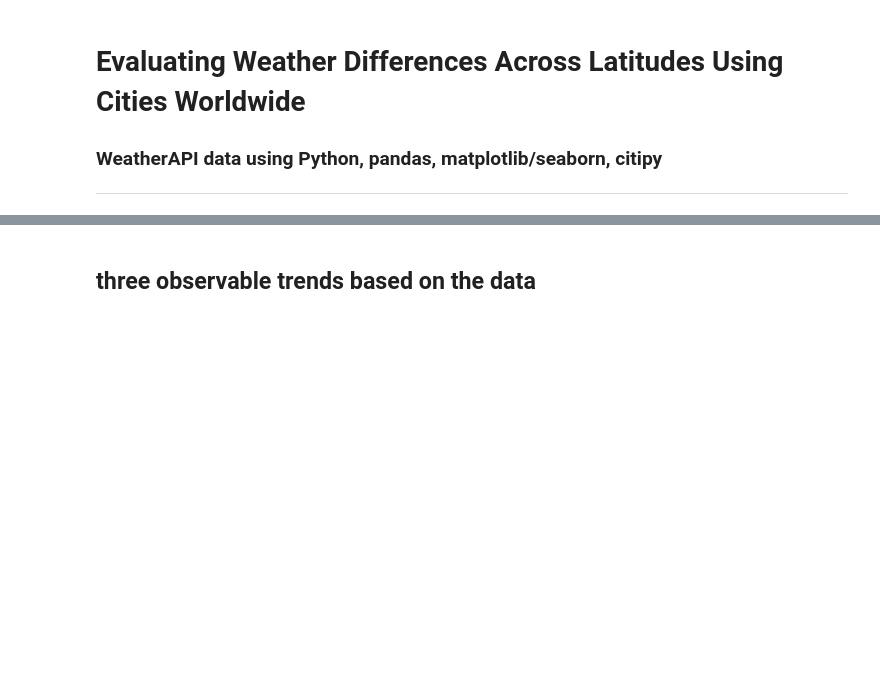
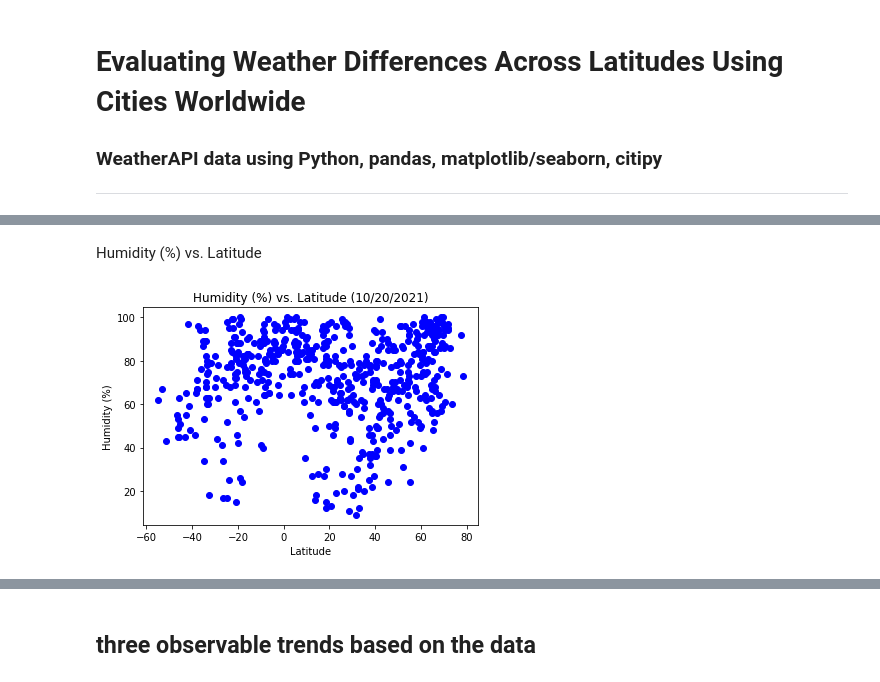
Before and after one commit to sedgedigital/Weather-Latitude-Correlation-API, a Jupyter notebook: WeatherAPI.ipynb, the cells around one changed output, grey strips where cells are left out. Drawn from its saved outputs; the diff is of its cells as text; code cells hidden in the pictures; blank space fills up the shorter version.

```diff
--- a/WeatherAPI.ipynb
+++ b/WeatherAPI.ipynb
@@ -199,0 +241,10 @@ plt.show()
+# %% [markdown]
+Humidity (%) vs. Latitude
+# %%
+plt.scatter(x=df[lat],y=df[h], color='blue')
+plt.ylabel("Humidity (%)")
+plt.xlabel("Latitude")
+plt.title("Humidity (%) vs. Latitude (10/20/2021)")
+plt.show()
+# %% [output]
+[figure, added]
```
Also changed, not shown: parts of 62 cells of this notebook, 3 other files.
